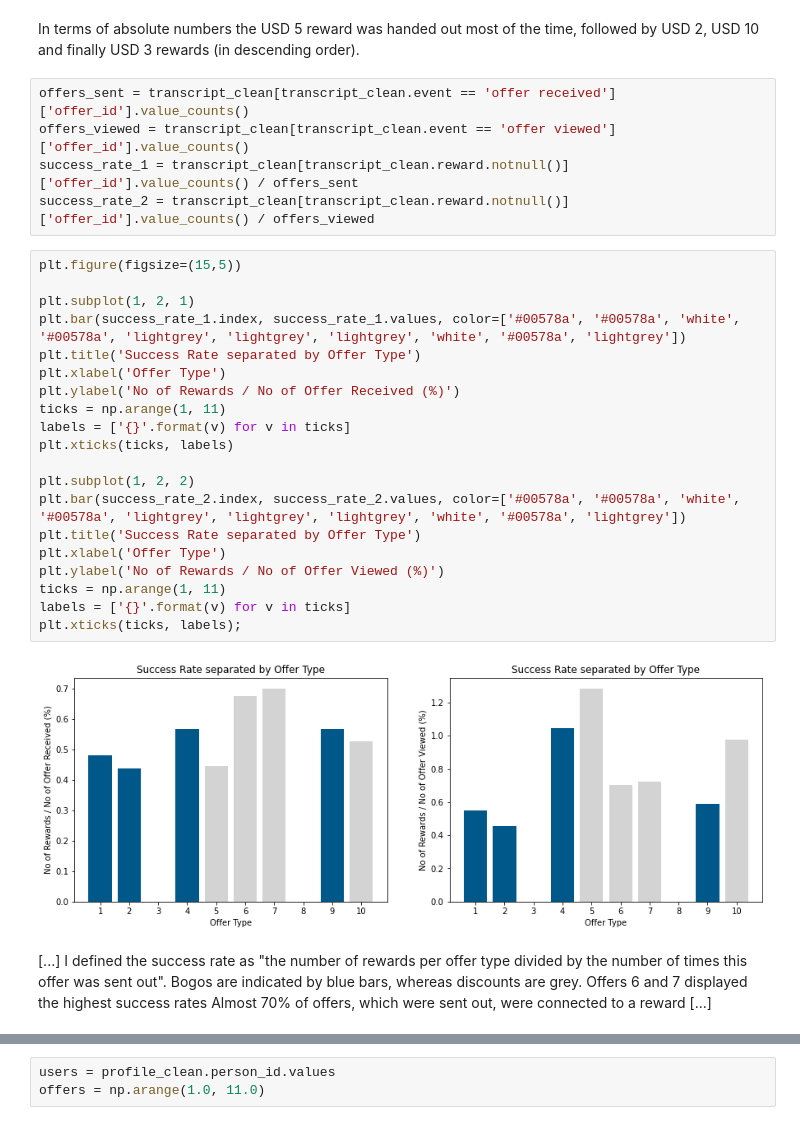
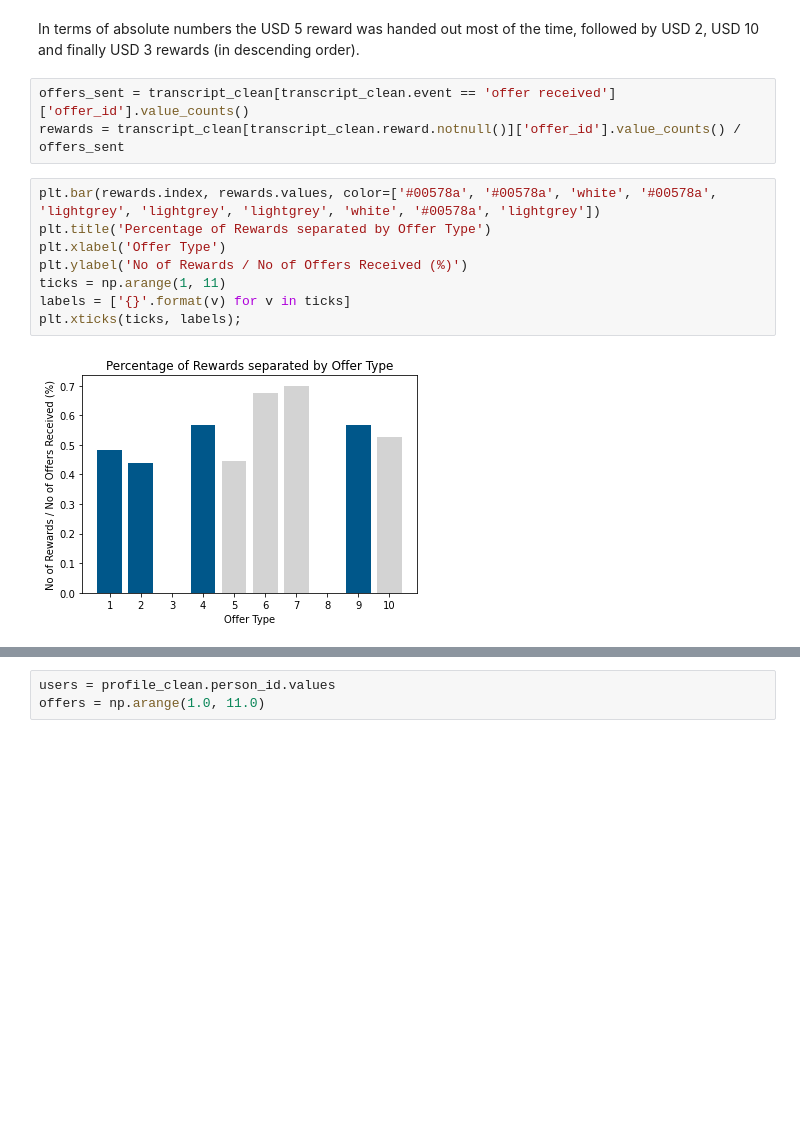
Before and after one commit to sandramuschkorgel/Udacity_DSND_Starbucks, a Jupyter notebook: Starbucks_Capstone_Challenge.ipynb, the cells around one changed output, grey strips where cells are left out. Drawn from its saved outputs; the diff is of its cells as text; blank space fills up the shorter version.

```diff
--- a/Starbucks_Capstone_Challenge.ipynb
+++ b/Starbucks_Capstone_Challenge.ipynb
@@ -780,31 +881,15 @@ plt.ylabel('Count');
 In terms of absolute numbers the USD 5 reward was handed out most of the time, followed by USD 2, USD 10 and finally USD 3 rewards (in descending order).
 # %%
 offers_sent = transcript_clean[transcript_clean.event == 'offer received']['offer_id'].value_counts()
-offers_viewed = transcript_clean[transcript_clean.event == 'offer viewed']['offer_id'].value_counts()
-success_rate_1 = transcript_clean[transcript_clean.reward.notnull()]['offer_id'].value_counts() / offers_sent
-success_rate_2 = transcript_clean[transcript_clean.reward.notnull()]['offer_id'].value_counts() / offers_viewed
+rewards = transcript_clean[transcript_clean.reward.notnull()]['offer_id'].value_counts() / offers_sent
 # %%
-plt.figure(figsize=(15,5))
-
-plt.subplot(1, 2, 1)
-plt.bar(success_rate_1.index, success_rate_1.values, color=['#00578a', '#00578a', 'white', '#00578a', 'lightgrey', 'lightgrey', 'lightgrey', 'white', '#00578a', 'lightgrey'])
-plt.title('Success Rate separated by Offer Type')
+plt.bar(rewards.index, rewards.values, color=['#00578a', '#00578a', 'white', '#00578a', 'lightgrey', 'lightgrey', 'lightgrey', 'white', '#00578a', 'lightgrey'])
+plt.title('Percentage of Rewards separated by Offer Type')
 plt.xlabel('Offer Type')
-plt.ylabel('No of Rewards / No of Offer Received (%)')
-ticks = np.arange(1, 11)
-labels = ['{}'.format(v) for v in ticks]
-plt.xticks(ticks, labels)
-
-plt.subplot(1, 2, 2)
-plt.bar(success_rate_2.index, success_rate_2.values, color=['#00578a', '#00578a', 'white', '#00578a', 'lightgrey', 'lightgrey', 'lightgrey', 'white', '#00578a', 'lightgrey'])
-plt.title('Success Rate separated by Offer Type')
-plt.xlabel('Offer Type')
-plt.ylabel('No of Rewards / No of Offer Viewed (%)')
+plt.ylabel('No of Rewards / No of Offers Received (%)')
 ticks = np.arange(1, 11)
 labels = ['{}'.format(v) for v in ticks]
 plt.xticks(ticks, labels);
 # %% [output]
-[figure, old version]
+[figure, new version]
-# %% [markdown]
-[...] I defined the success rate as "the number of rewards per offer type divided by the number of times this offer was sent out". Bogos are indicated by blue bars, whereas discounts are grey. Offers 6 and 7 displayed the highest success rates Almost 70% of offers, which were sent out, were connected to a reward [...]
 # %% [markdown]
```
Also changed, not shown: parts of 120 cells of this notebook.
